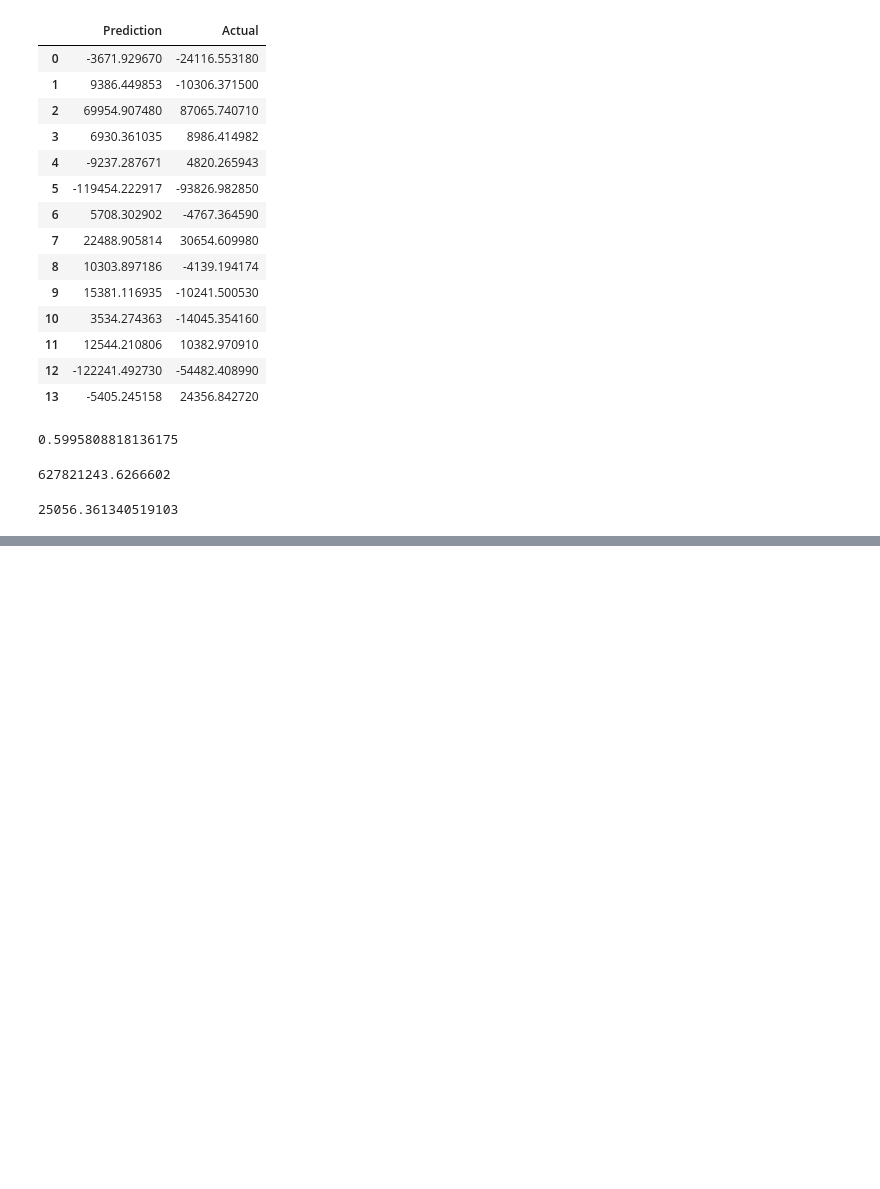
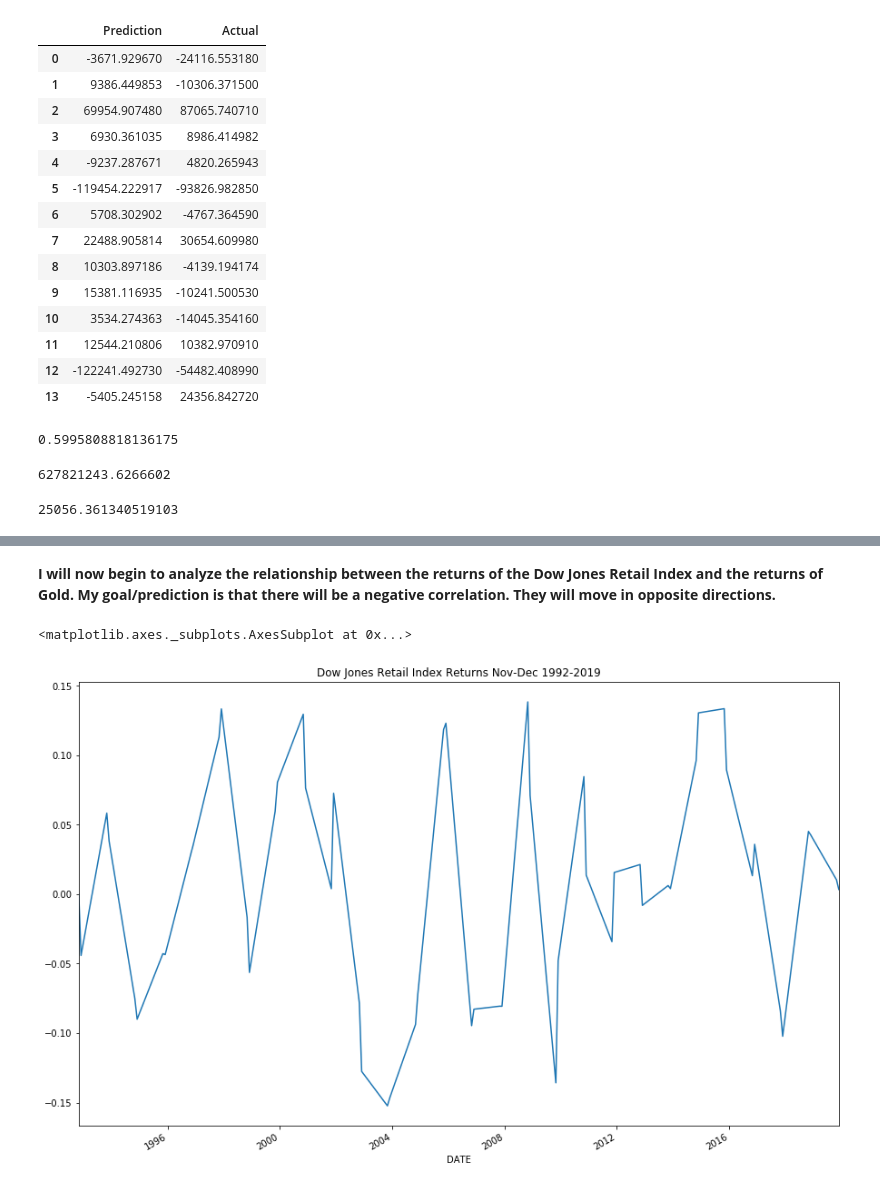
Before and after one commit to junaidqamer/HolidaySales, a Jupyter notebook: Main_notebook.ipynb, the cells around one changed output, grey strips where cells are left out. Saved outputs shown, nothing was run; the diff lists cells and outputs as text; code cells hidden in the pictures; blank space fills up the shorter version.

Commit message:
Added my work to main notebook.

```diff
--- a/Main_notebook.ipynb
+++ b/Main_notebook.ipynb
@@ -927,0 +1112,7 @@ rmse
+# %%
+# FINAL DF WITH RETURNS FOR GOLD AND THE RETAIL INDEX NOV-DEC ONLY.
+file_path7=Path("~/git/HolidaySales/MAIN_DF_WITH_GOLD.csv")
+main_df=pd.read_csv(file_path7,infer_datetime_format=True,parse_dates=True,index_col="DATE")
+# %%
+main_df=main_df.drop(columns=["Unnamed: 0"])
+main_df.head()
@@ -927,0 +1127,11 @@ rmse
+# %% [markdown]
+**I will now begin to analyze the relationship between the returns of the Dow Jones Retail Index and the returns of Gold. My goal/prediction is that there will be a negative correlation. They will move in opposite directions.**
+# %%
+retail_returns=main_df["Retail_Index_Returns"]
+gold_returns=main_df["Gold_Returns"]
+# %%
+# A plot of returns on of the retail index between November/December from 1992-2019.
+retail_returns.plot(figsize=(15,10),title="Dow Jones Retail Index Returns Nov-Dec 1992-2019")
+# %% [output]
+<matplotlib.axes._subplots.AxesSubplot at 0x...>
+[figure, added]
```
Also changed, not shown: parts of 133 cells of this notebook.
